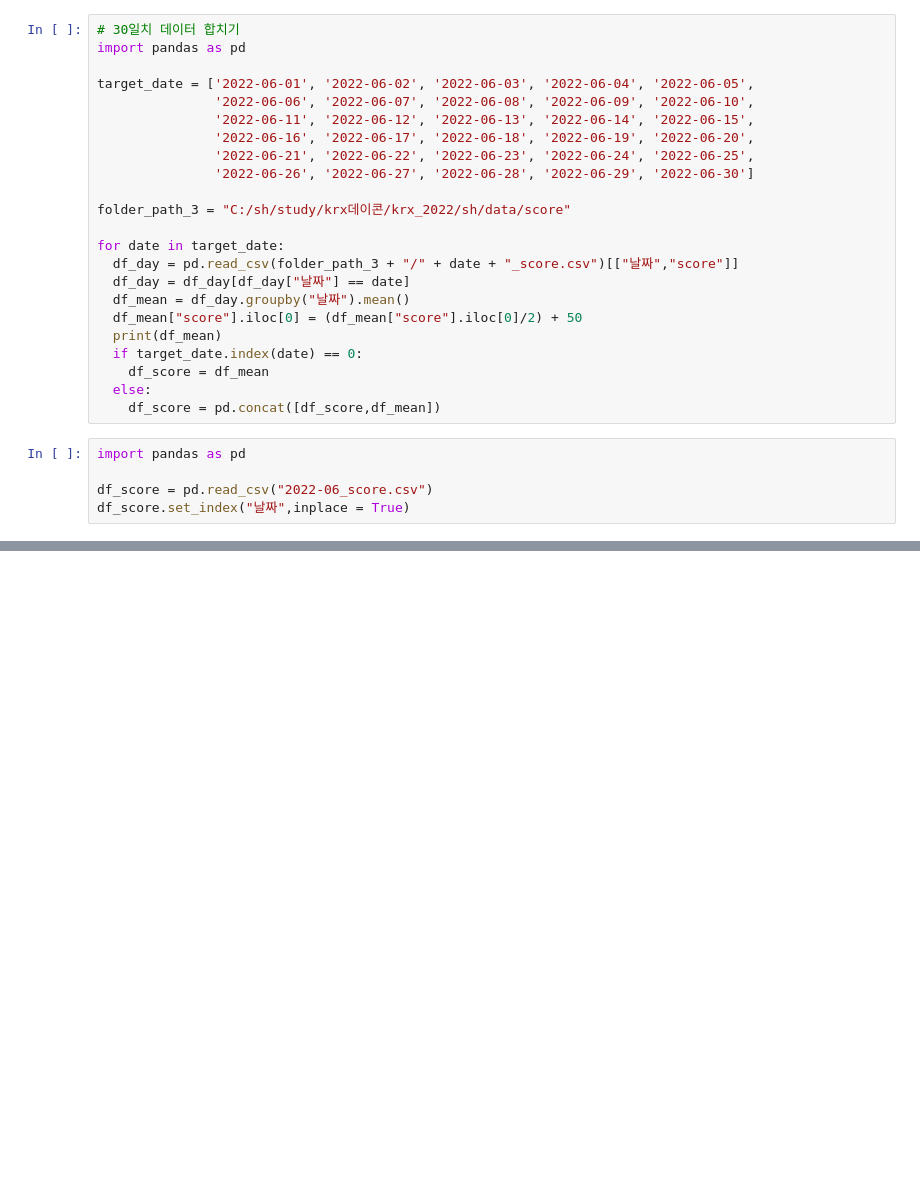
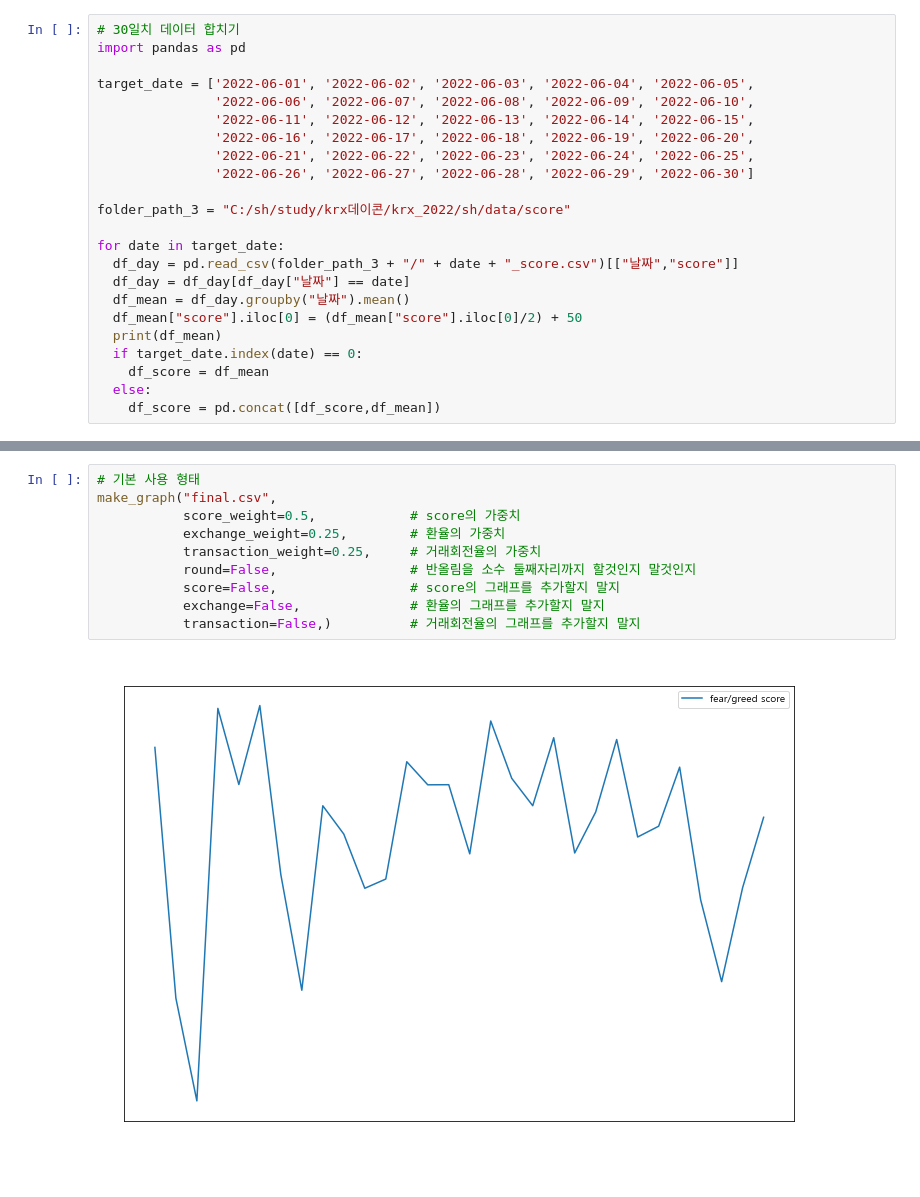
Before and after one commit to NewYorkKim/KRX_2022, a Jupyter notebook: sh/코스피와 score 비교.ipynb, the cells around one changed output, grey strips where cells are left out. Cells and saved outputs as stored; diff of their text form; blank space fills up the shorter version.

Commit message:
fg_score 그래프 그리는 코드 작성

```diff
--- a/sh/코스피와 score 비교.ipynb
+++ b/sh/코스피와 score 비교.ipynb
@@ -21,8 +21,3 @@ for date in target_date:
     df_score = df_mean
   else:
     df_score = pd.concat([df_score,df_mean])
-# %%
-import pandas as pd
-
-df_score = pd.read_csv("2022-06_score.csv")
-df_score.set_index("날짜",inplace = True)
@@ -84,0 +94,12 @@ plt.tick_params(color = 'white',colors = 'white')
+# %%
+# 기본 사용 형태
+make_graph("final.csv",
+           score_weight=0.5,            # score의 가중치
+           exchange_weight=0.25,        # 환율의 가중치
+           transaction_weight=0.25,     # 거래회전율의 가중치
+           round=False,                 # 반올림을 소수 둘째자리까지 할것인지 말것인지
+           score=False,                 # score의 그래프를 추가할지 말지
+           exchange=False,              # 환율의 그래프를 추가할지 말지
+           transaction=False,)          # 거래회전율의 그래프를 추가할지 말지
+# %% [output]
+[figure, added]
```
Also changed, not shown: parts of 11 cells of this notebook, 4 other files.
